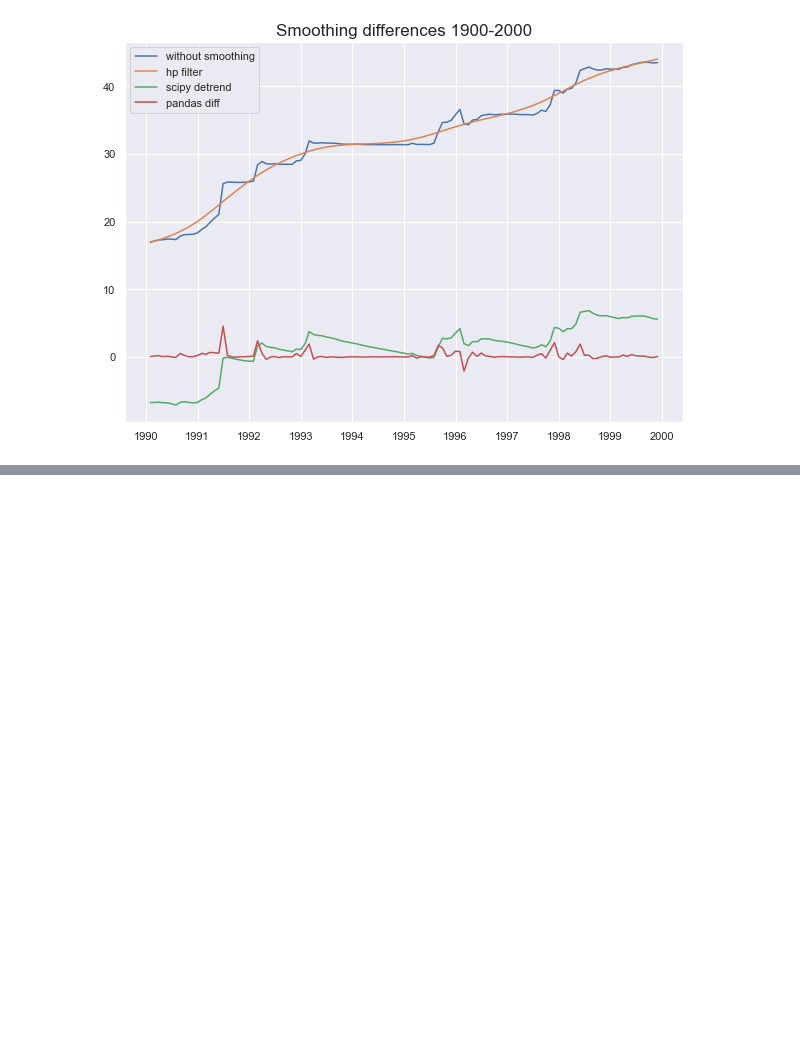
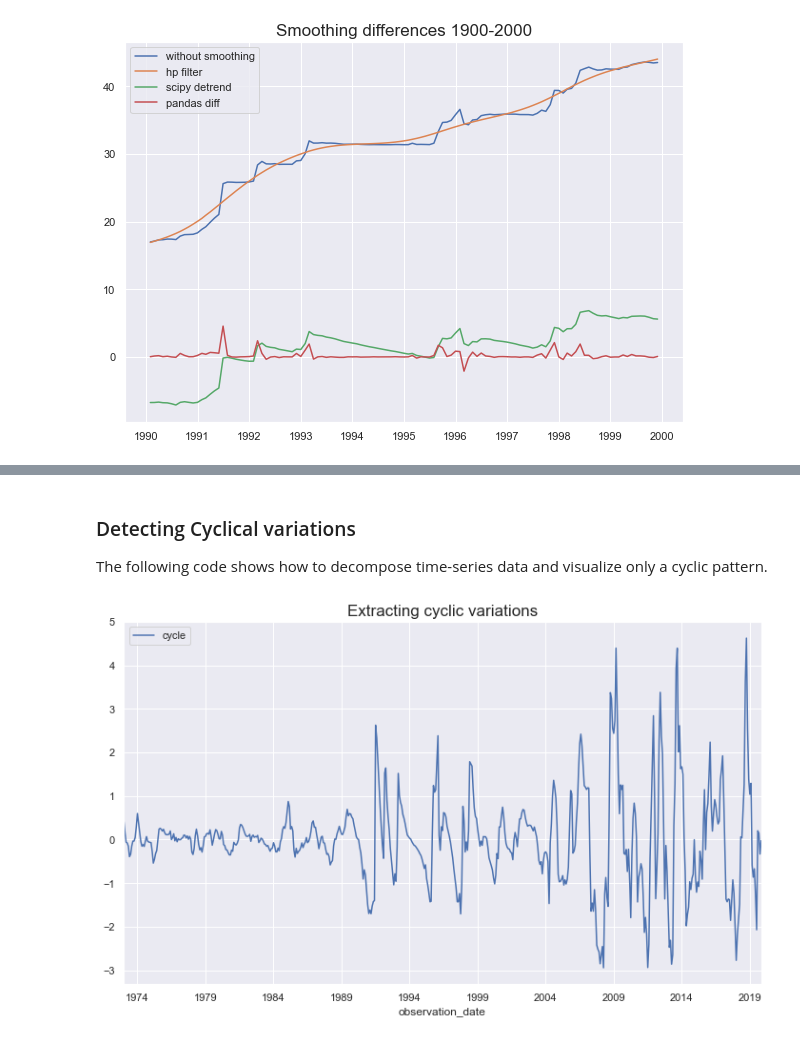
Before and after one commit to dissagaliyeva/python, a Jupyter notebook: time_series/characteristics.ipynb, the cells around one changed output, grey strips where cells are left out. Cells and saved outputs as stored; diff of their text form; code cells hidden in the pictures; blank space fills up the shorter version.

Commit message:
Chapter 1, time series components

```diff
--- a/time_series/characteristics.ipynb
+++ b/time_series/characteristics.ipynb
@@ -169,0 +211,11 @@ plt.show()
+# %% [markdown]
+### Detecting Cyclical variations
+
+The following code shows how to decompose time-series data and visualize only a cyclic pattern.
+# %%
+df['cycle'] = cycle
+df[['cycle']].plot(figsize=(12, 7)).autoscale(axis='x', tight=True)
+plt.title('Extracting cyclic variations', fontsize=17)
+plt.show()
+# %% [output]
+[figure, added]
```
Also changed, not shown: parts of 6 cells of this notebook.
